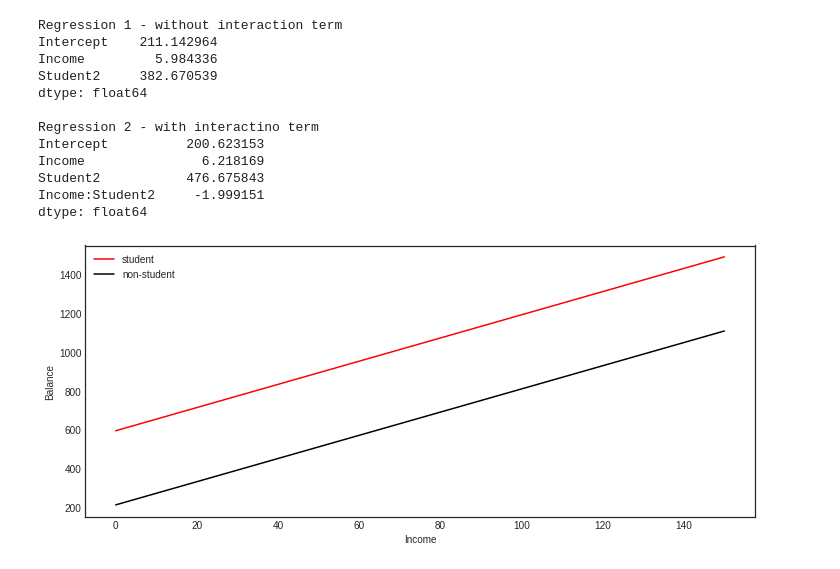
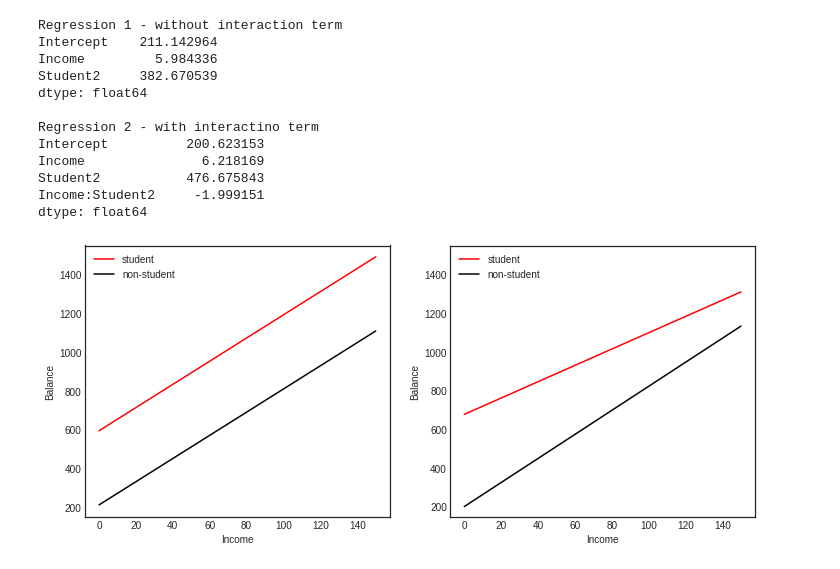
Before and after one commit to kuhnen/ML-exercises, a Jupyter notebook: ISRL-Python/Chapter_3.ipynb, the cells around one changed output. Cells and saved outputs as stored; diff of their text form; code cells hidden in the pictures.

```diff
--- a/ISRL-Python/Chapter_3.ipynb
+++ b/ISRL-Python/Chapter_3.ipynb
@@ -414,24 +419,29 @@ dtype: float64
 # %%
 #Income (x-axis)
 IncomeRange = np.linspace(0, 150)
 
 
 # Balance without interaction term (y-axis)
 xline_min_income = reg1['Intercept'] + reg1['Student2']
 xline_max_income = reg1['Intercept'] + reg1['Student2'] + 150*reg1['Income']
 student1 = np.linspace(xline_min_income, xline_max_income)
-no_student1 = np.linspace(reg1['Intercept'], reg1['Intercept'] + 150*reg1['Income'])
+non_student1 = np.linspace(reg1['Intercept'], reg1['Intercept'] + 150*reg1['Income'])
 # Balance with iteraction term (y-axis)
-#TODO
+student2 = np.linspace(reg2['Intercept'] + reg2['Student2'],
+                       reg2['Intercept'] + reg2['Student2']+150*(reg2['Income']+reg2['Income:Student2']))
+
+non_student2 = np.linspace(reg2['Intercept'],
+                           reg2['Intercept'] + 150*(reg2['Income']))
 
 #create plot
-fig, (ax1) = plt.subplots(1,1, figsize=(12,5))
-ax1.plot(IncomeRange, student1, 'r', IncomeRange, no_student1, 'k')
+fig, (ax1, ax2) = plt.subplots(1,2, figsize=(12,5))
+ax1.plot(IncomeRange, student1, 'r', IncomeRange, non_student1, 'k')
+ax2.plot(IncomeRange, student2, 'r', IncomeRange, non_student2, 'k')
 
 for ax in fig.axes:
     ax.legend(['student', 'non-student'], loc=2)
     ax.set_xlabel('Income')
     ax.set_ylabel('Balance')
     ax.set_ylim(top=1550)
 # %% [output]
-[figure, old version]
+[figure, new version]
```
Also changed, not shown: parts of 26 cells of this notebook.
